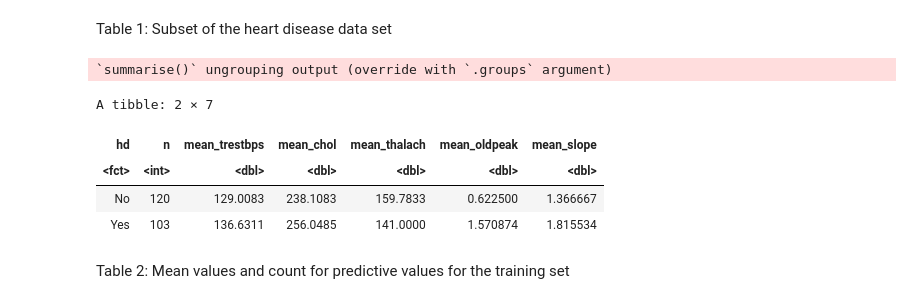
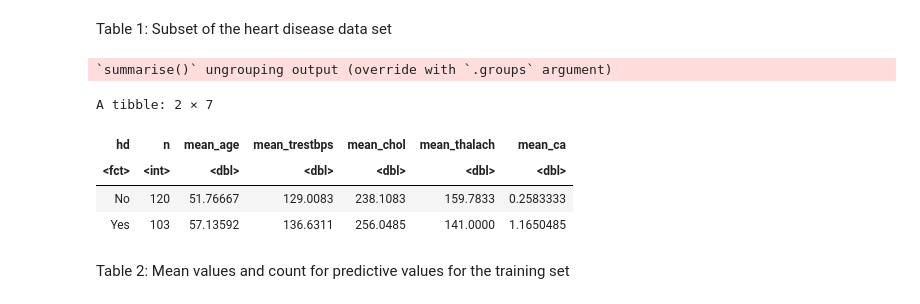
Before and after one commit to Tim1520/DSCI100-Group4, a Jupyter notebook: ProjectReport.ipynb, the cells around one changed output. Drawn from its saved outputs; the diff is of its cells as text; code cells hidden in the pictures.

```diff
--- a/ProjectReport.ipynb
+++ b/ProjectReport.ipynb
@@ -85,16 +71,16 @@ heart_disease_testing <- testing(heart_disease_split)
 # %%
 # Summarise the training data
 training_summary <- heart_disease_training %>%
     group_by(hd) %>%
-    summarise(n = n(), mean_trestbps = mean(trestbps), mean_chol = mean(chol), mean_thalach = mean(thalach), mean_oldpeak = mean(oldpeak), mean_slope=mean(slope))
+    summarise(n = n(), mean_age = mean(age), mean_trestbps = mean(trestbps), mean_chol = mean(chol), mean_thalach = mean(thalach), mean_ca = mean(ca))
 training_summary
 # %% [output]
 `summarise()` ungrouping output (override with `.groups` argument)
 A tibble: 2 × 7
-| hd | n | mean_trestbps | mean_chol | mean_thalach | mean_oldpeak | mean_slope |
+| hd | n | mean_age | mean_trestbps | mean_chol | mean_thalach | mean_ca |
 | <fct> | <int> | <dbl> | <dbl> | <dbl> | <dbl> | <dbl> |
-| No | 120 | 129.0083 | 238.1083 | 159.7833 | 0.622500 | 1.366667 |
-| Yes | 103 | 136.6311 | 256.0485 | 141.0000 | 1.570874 | 1.815534 |
+| No | 120 | 51.76667 | 129.0083 | 238.1083 | 159.7833 | 0.2583333 |
+| Yes | 103 | 57.13592 | 136.6311 | 256.0485 | 141.0000 | 1.1650485 |
 # %% [markdown]
 Table 2: Mean values and count for predictive values for the training set
 # %%
```
Also changed, not shown: parts of 13 cells of this notebook.
